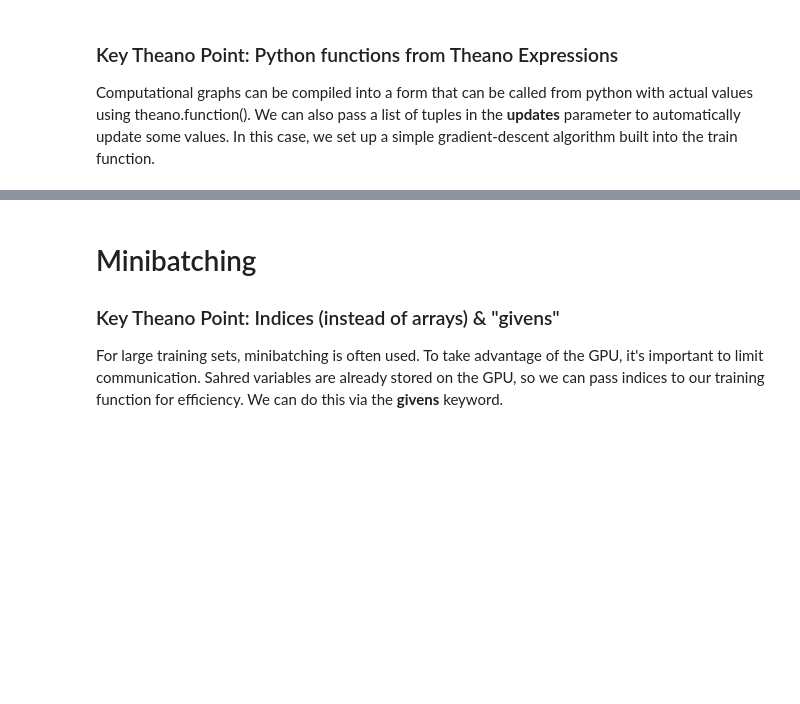
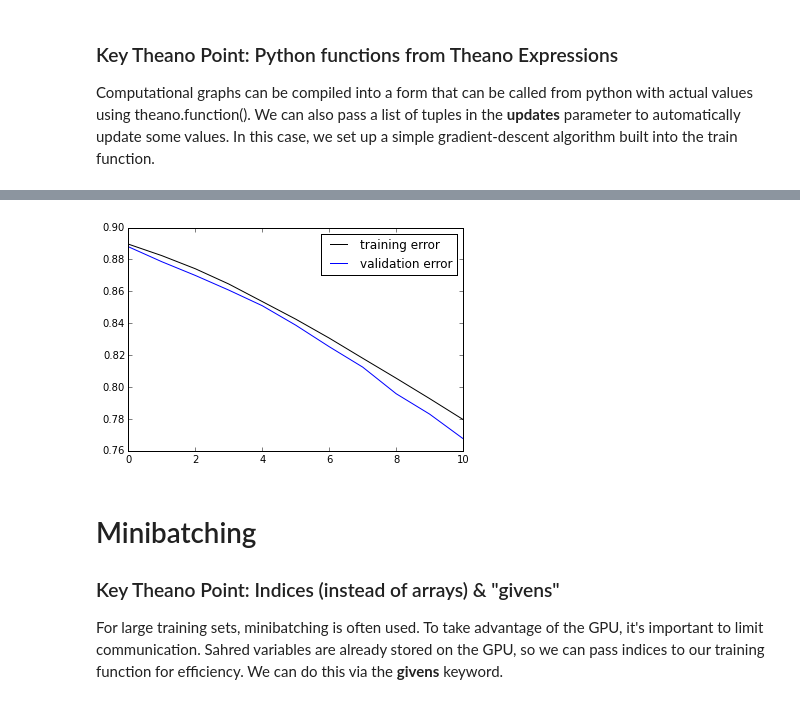
Before and after one commit to thouis/TheanoIntro, a Jupyter notebook: TheanoIntro.ipynb, the cells around one changed output, grey strips where cells are left out. Saved outputs shown, nothing was run; the diff lists cells and outputs as text; code cells hidden in the pictures; blank space fills up the shorter version.

```diff
--- a/TheanoIntro.ipynb
+++ b/TheanoIntro.ipynb
@@ -16,6 +16,7 @@ sys.path.insert(1,'./DeepLearningTutorials/code')
 # %% [markdown]
 # Set up the iPython environment
 # %%
+import os
 import time
 import matplotlib
 import matplotlib.pyplot as plt
@@ -23,17 +24,22 @@ matplotlib.pyplot.gray()
 %matplotlib inline
 
 import numpy as np
+
+# usually, we'd use environment variables at python startup to control whether THEANO uses the CPU or GPU,
+# but this also works.
+os.environ['THEANO_FLAGS'] = 'mode=FAST_RUN,device=cpu,floatX=float32'
+# for GPU:
+# os.environ['THEANO_FLAGS'] = 'mode=FAST_RUN,device=gpu,floatX=float32'
+
 import theano
 import theano.tensor as T
 rng = np.random.RandomState(42)
-
-theano.config.floatX = 'float32'
 
 def rand_uniform(i, j):
     return np.asarray(rng.uniform(low=-np.sqrt(6. / (i + j)),
                                   high=np.sqrt(6. / (i + j)),
                                   size=(i, j)),
-                      dtype=theano.config.floatX)
+                      dtype=theano.config.floatX)  # note that this is float32 based on the settings above
 # %% [markdown]
 # Grab MNIST data
 
@@ -144,7 +150,7 @@ grads = T.grad(cost, wrt=parameters)
 Computational graphs can be compiled into a form that can be called from python with actual values using theano.function().  We can also pass a list of tuples in the **updates** parameter to automatically update some values.  In this case, we set up a simple gradient-descent algorithm built into the train function.
 # %%
 learning_rate = T.scalar()
-updates = [(p, (p - g * 0.1 + 0 * learning_rate)) for p, g in zip(parameters, grads)]
+updates = [(p, (p - g * learning_rate)) for p, g in zip(parameters, grads)]
 
 train = theano.function(inputs=[x, y, learning_rate],
                         outputs=cost,
@@ -154,17 +160,31 @@ validate = theano.function(inputs=[x, y], outputs=error)
 
 g = theano.function(inputs=[x, y], outputs=grads)
 # %%
+# reset the network
+for W in [W0, W1, W2, WLR]:
+    i, j = W.shape.eval()
+    W.set_value(rand_uniform(i, j))
+for b in [b0, b1, b2, bLR]:
+    b.set_value((0 * b).eval())
+
+n_epochs = 10
+
 train_monitor = []
 val_monitor = []
 
-n_epochs = 10
+train_monitor.append(validate(train_set_x.eval(), train_set_y.eval()))
+val_monitor.append(validate(valid_set_x.eval(), valid_set_y.eval()))
+print("Starting validation error {}".format(val_monitor[-1]))
 
 start_time = time.clock()
 for epoch in range(n_epochs):
     loss = train(train_set_x.eval(), train_set_y.eval(), 0.01)
     train_monitor.append(validate(train_set_x.eval(), train_set_y.eval()))
     val_monitor.append(validate(valid_set_x.eval(), valid_set_y.eval()))
-    print("Iteration {}, Training error, validation error, loss: {} {} {}".format(epoch, train_monitor[-1], val_monitor[-1], loss))
+    print("Iteration {}, Training error: {} validation error: {}  loss: {}".format(epoch, train_monitor[-1], val_monitor[-1], loss))
 end_time = time.clock()
 print 'The code ran for %f seconds' % ((end_time - start_time))
+plt.plot(train_monitor, 'k-', label='training error')
+plt.plot(val_monitor, 'b-', label='validation error')
+plt.legend();
 # %% [output]
@@ -182,3 +203,4 @@ The code ran for 538.679067 seconds
+[figure, added]
 # %% [markdown]
 # Minibatching
 ### Key Theano Point: Indices (instead of arrays) & "givens"
```
Also changed, not shown: parts of 7 cells of this notebook.
